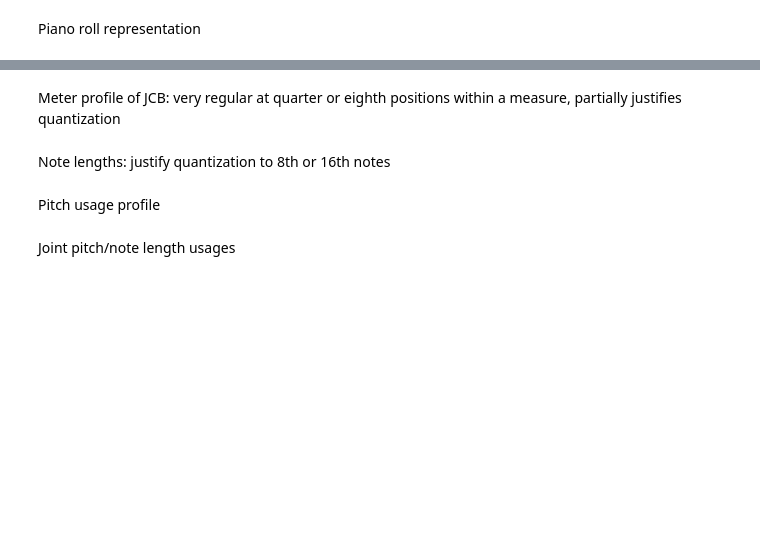
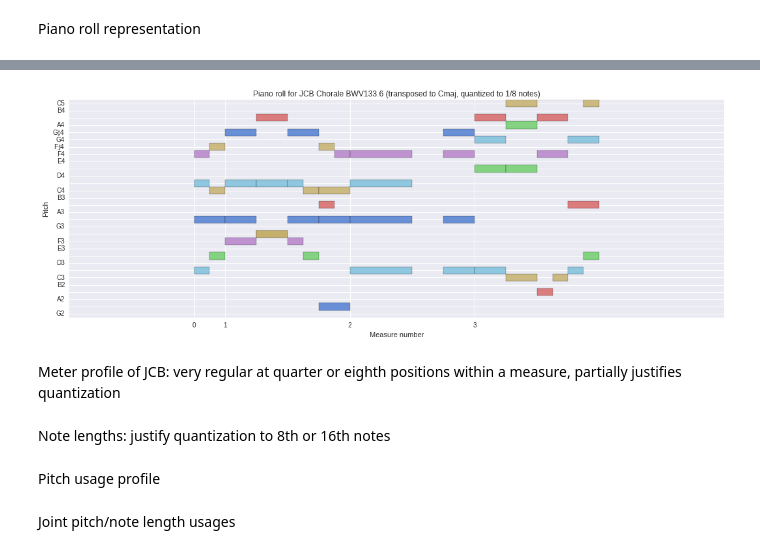
Before and after one commit to feynmanliang/mlsalt-thesis, a Jupyter notebook: notebooks/Corpus studies.ipynb, the cells around one changed output, grey strips where cells are left out. Cells and saved outputs as stored; diff of their text form; code cells hidden in the pictures; blank space fills up the shorter version.

```diff
--- a/notebooks/Corpus studies.ipynb
+++ b/notebooks/Corpus studies.ipynb
@@ -100,3 +108,10 @@ plt.show()
+# %%
+plot_piano_roll(s_subset_processed)
+plt.title('Piano roll for JCB Chorale BWV133.6 (transposed to Cmaj, quantized to 1/{} notes)'.format(4*QUANTIZE_QUARTER_NOTE_SUBDIVISION))
+plt.savefig('bwv133-6-preproc-piano-roll.png')
+plt.show()
+# %% [output]
+[figure, added]
 # %% [markdown]
 Meter profile of JCB: very regular at quarter or eighth positions within a measure, partially justifies quantization
 # %%
```
Also changed, not shown: parts of 10 cells of this notebook, 7 other files.
